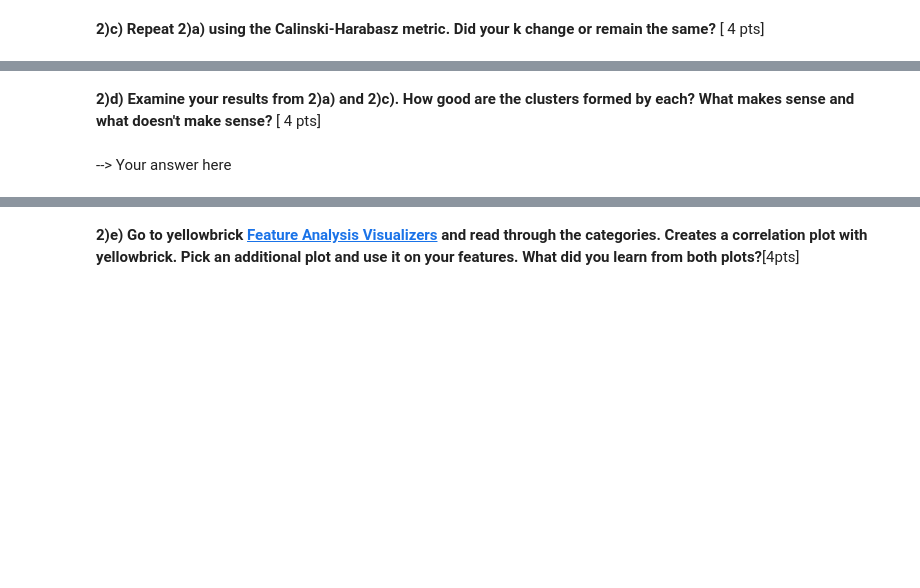
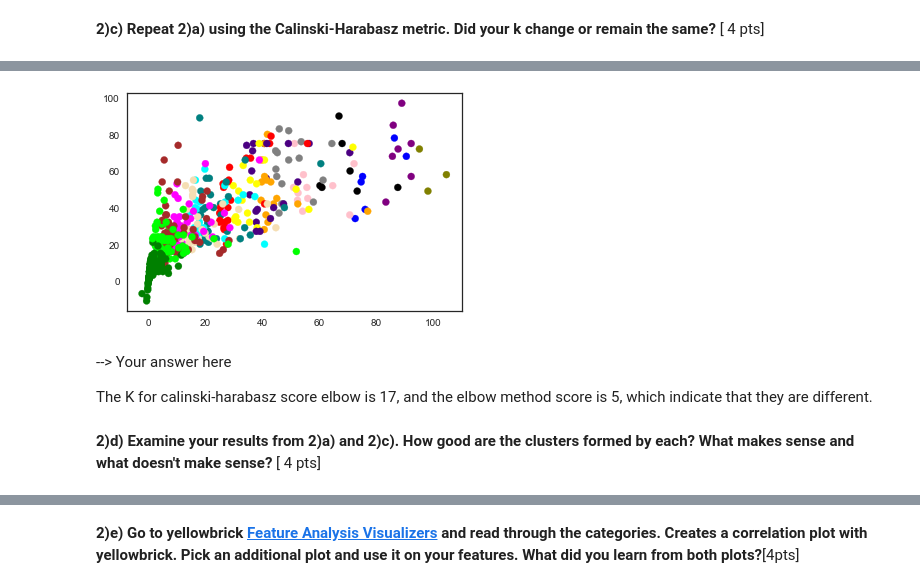
Before and after one commit to Nellyan4/data_mining, a Jupyter notebook: hw3/Homework3_F21_A2_XiYan.ipynb, the cells around one changed output, grey strips where cells are left out. Saved outputs shown, nothing was run; the diff lists cells and outputs as text; code cells hidden in the pictures; blank space fills up the shorter version.

```diff
--- a/hw3/Homework3_F21_A2_XiYan.ipynb
+++ b/hw3/Homework3_F21_A2_XiYan.ipynb
@@ -344,2 +348,16 @@ model_calinski = KMeans(random_state=1, n_clusters=14).fit(X)
+# %%
+# Build and fit the K-means clustering using k = 17
+model_calinski = KMeans(random_state=1, n_clusters=17).fit(X)
+# %%
+# One example of the clustering using varibales Y/G and Lng
+colors = np.array(["red","green","blue","pink","orange","magenta","purple","cyan", "yellow", "grey", "black", "brown", "wheat", "teal", "lime", "olive", "indigo"])
+plt.scatter(X['Y/G'], X['Lng'], c=colors[model_calinski.labels_])
+plt.show()
+# %% [output]
+[figure, added]
+# %% [markdown]
+--> Your answer here
+
+The K for calinski-harabasz score elbow is 17, and the elbow method score is 5, which indicate that they are different.
 # %% [markdown]
 **2)d) Examine your results from 2)a) and 2)c). How good are the clusters formed by each? What makes sense and what doesn't make sense?** [ 4 pts]
@@ -348,2 +363,0 @@ model_calinski = KMeans(random_state=1, n_clusters=14).fit(X)
-# %% [markdown]
---> Your answer here
```
Also changed, not shown: parts of 52 cells of this notebook.
